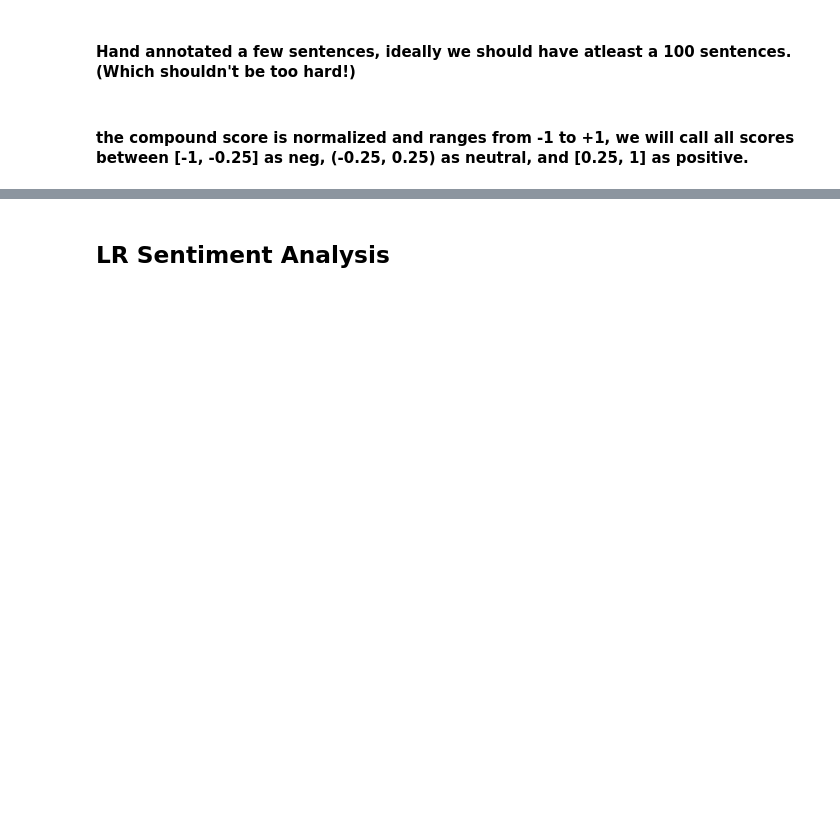
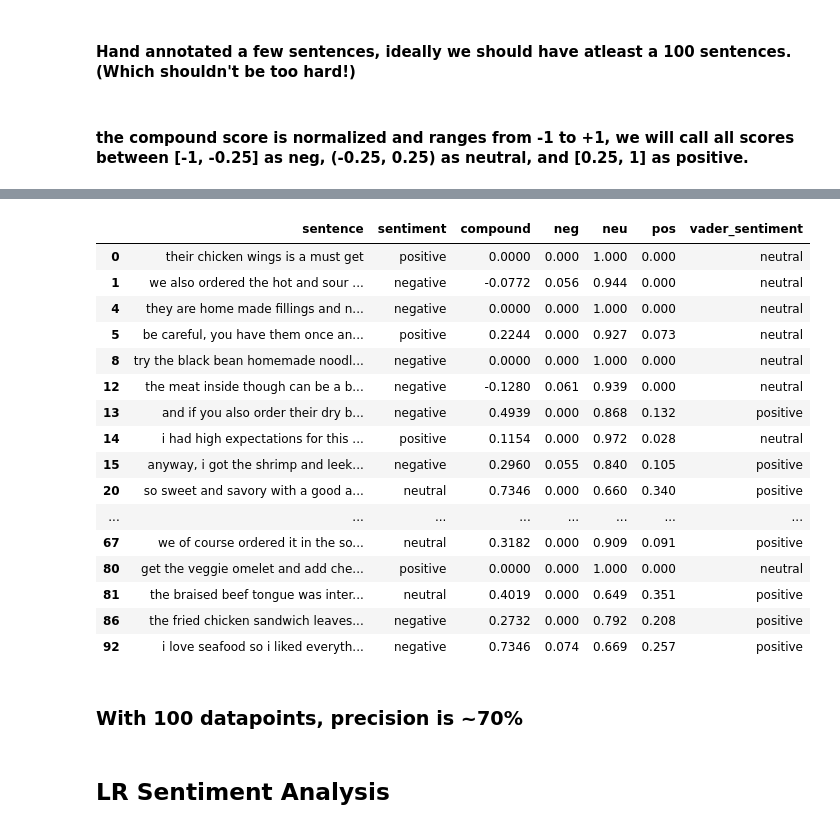
Before and after one commit to aish-anand/word2mouth, a Jupyter notebook: Sentiment Analysis - NLTK.ipynb, the cells around one changed output, grey strips where cells are left out. Cells and saved outputs as stored; diff of their text form; code cells hidden in the pictures; blank space fills up the shorter version.

```diff
--- a/Sentiment Analysis - NLTK.ipynb
+++ b/Sentiment Analysis - NLTK.ipynb
@@ -68,5 +90,25 @@ reviews_final['vader_sentiment'] = reviews_final['compound'].apply(lambda x: "po
 # %%
-reviews_final[reviews_final["sentiment"] == reviews_final["vader_sentiment"]].shape[0]/reviews_final.shape[0]*100
+reviews_final[reviews_final["sentiment"] != reviews_final["vader_sentiment"]]
+# %% [output]
+|  | sentence | sentiment | compound | neg | neu | pos | vader_sentiment |
+| 0 | their chicken wings is a must get | positive | 0.0000 | 0.000 | 1.000 | 0.000 | neutral |
+| 1 | we also ordered the hot and sour ... | negative | -0.0772 | 0.056 | 0.944 | 0.000 | neutral |
+| 4 | they are home made fillings and n... | negative | 0.0000 | 0.000 | 1.000 | 0.000 | neutral |
+| 5 | be careful, you have them once an... | positive | 0.2244 | 0.000 | 0.927 | 0.073 | neutral |
+| 8 | try the black bean homemade noodl... | negative | 0.0000 | 0.000 | 1.000 | 0.000 | neutral |
+| 12 | the meat inside though can be a b... | negative | -0.1280 | 0.061 | 0.939 | 0.000 | neutral |
+| 13 | and if you also order their dry b... | negative | 0.4939 | 0.000 | 0.868 | 0.132 | positive |
+| 14 | i had high expectations for this ... | positive | 0.1154 | 0.000 | 0.972 | 0.028 | neutral |
+| 15 | anyway, i got the shrimp and leek... | negative | 0.2960 | 0.055 | 0.840 | 0.105 | positive |
+| 20 | so sweet and savory with a good a... | neutral | 0.7346 | 0.000 | 0.660 | 0.340 | positive |
+| ... | ... | ... | ... | ... | ... | ... | ... |
+| 67 | we of course ordered it in the so... | neutral | 0.3182 | 0.000 | 0.909 | 0.091 | positive |
+| 80 | get the veggie omelet and add che... | positive | 0.0000 | 0.000 | 1.000 | 0.000 | neutral |
+| 81 | the braised beef tongue was inter... | neutral | 0.4019 | 0.000 | 0.649 | 0.351 | positive |
+| 86 | the fried chicken sandwich leaves... | negative | 0.2732 | 0.000 | 0.792 | 0.208 | positive |
+| 92 | i love seafood so i liked everyth... | negative | 0.7346 | 0.074 | 0.669 | 0.257 | positive |
+# %% [markdown]
+### With 100 datapoints, precision is ~70%
 # %%
 annotations = pd.read_csv("predictions_sentence.csv")
 annotations.head()
```
Also changed, not shown: parts of 2 cells of this notebook, 1 other file.
